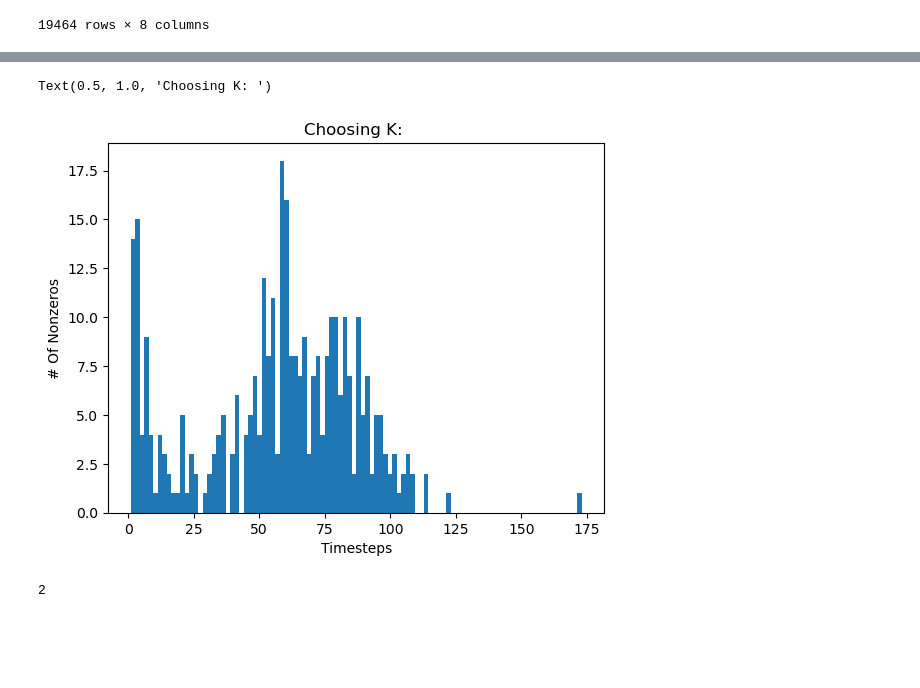
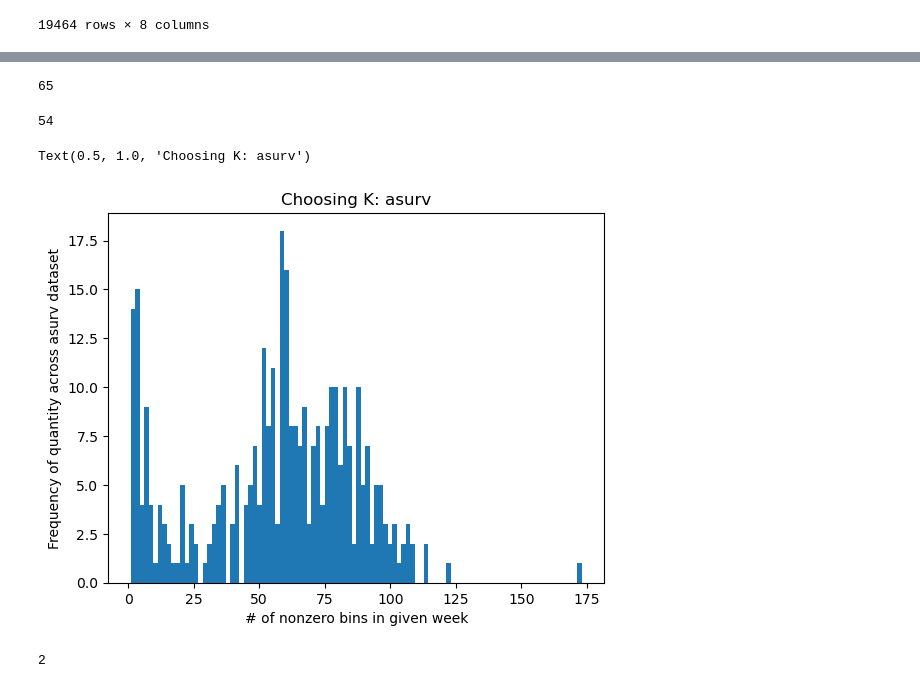
Before and after one commit to sammymuench/whooping_crane_cleaning_forecasting, a Jupyter notebook: tester.ipynb, the cells around one changed output, grey strips where cells are left out. Saved outputs shown, nothing was run; the diff lists cells and outputs as text; code cells hidden in the pictures; blank space fills up the shorter version.

```diff
--- a/tester.ipynb
+++ b/tester.ipynb
@@ -230,23 +287,31 @@ asurv_df['longlat'] = asurv_df.apply(lambda row: (row['X'], row['Y']), axis=1)
+# %%
+np.sum(asurv_df.groupby('week_name').apply(calc_num_nonzero_2) < 25)
+# %% [output]
+65
+# %%
+np.sum(asurv_df.groupby('week_name').apply(calc_num_nonzero_2) < 15)
+# %% [output]
+54
 # %%
 import matplotlib.pyplot as plt
 import numpy as np
 
 def calc_num_nonzero(group):
 
     if np.sum(group['count'] > 0) == 0:
         return np.nan
 
     return np.sum(group['count'] > 0)
 
 
 import matplotlib.pyplot as plt
 plt.hist(asurv_df.groupby('week_name').apply(calc_num_nonzero), bins=100)
-plt.xlabel('Timesteps')
-plt.ylabel('# Of Nonzeros')
-plt.title('Choosing K: ')
+plt.xlabel('# of nonzero bins in given week')
+plt.ylabel('Frequency of quantity across asurv dataset')
+plt.title('Choosing K: asurv')
 # %% [output]
-Text(0.5, 1.0, 'Choosing K: ')
+Text(0.5, 1.0, 'Choosing K: asurv')
-[figure, old version]
+[figure, new version]
 # %%
 (asurv_df.groupby('week_name').apply(calc_num_nonzero) > 120).sum()
 # %% [output]
```
Also changed, not shown: parts of 9 cells of this notebook, 11 other files.
